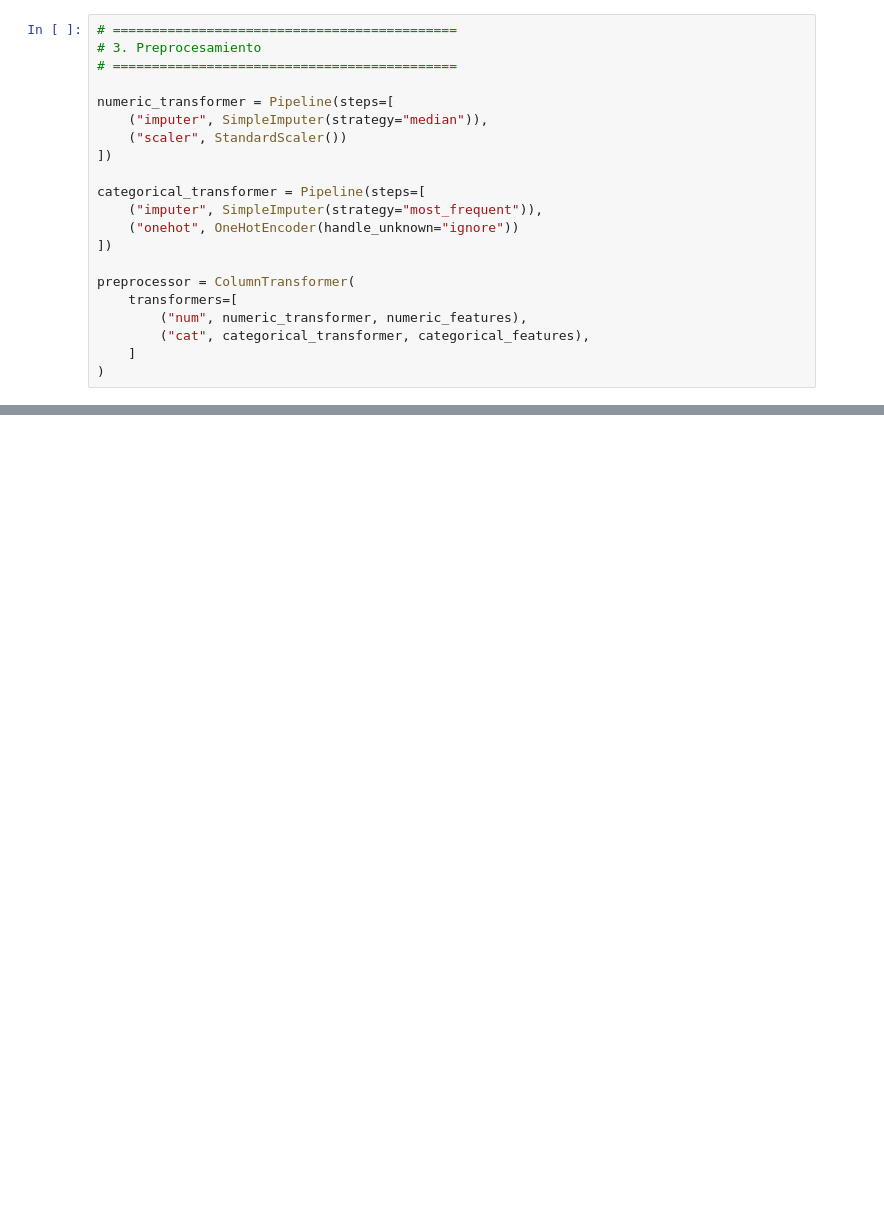
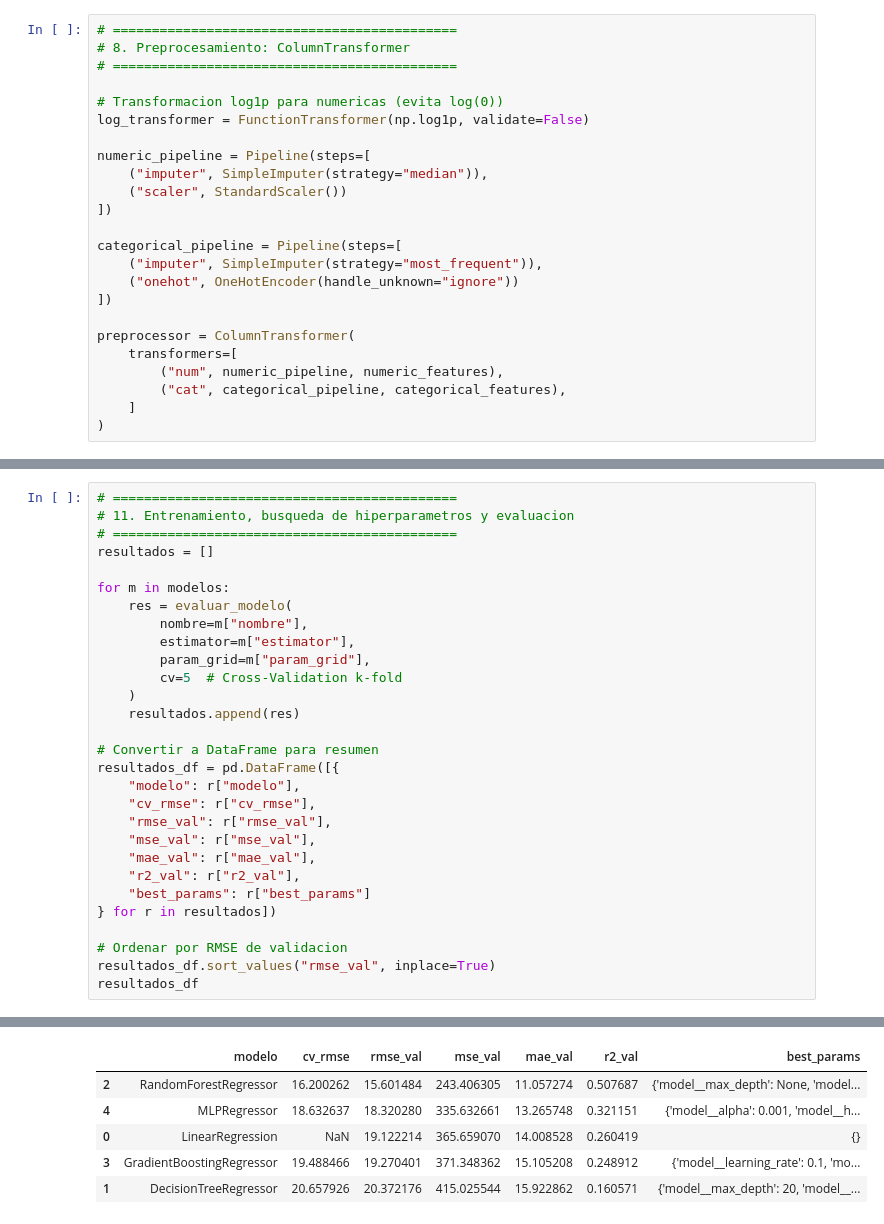
Before and after one commit to damyyyrr/obligatorioML-spotify, a Jupyter notebook: notebooks/preprocesamiento + modelos de regresión.ipynb, the cells around one changed output, grey strips where cells are left out. Cells and saved outputs as stored; diff of their text form; blank space fills up the shorter version.

```diff
--- a/notebooks/preprocesamiento + modelos de regresión.ipynb
+++ b/notebooks/preprocesamiento + modelos de regresión.ipynb
@@ -51,21 +156,24 @@ X_train, X_val, y_train, y_val = train_test_split(
 # %%
 # ============================================
-# 3. Preprocesamiento
+# 8. Preprocesamiento: ColumnTransformer
 # ============================================
 
-numeric_transformer = Pipeline(steps=[
+# Transformacion log1p para numericas (evita log(0))
+log_transformer = FunctionTransformer(np.log1p, validate=False)
+
+numeric_pipeline = Pipeline(steps=[
     ("imputer", SimpleImputer(strategy="median")),
     ("scaler", StandardScaler())
 ])
 
-categorical_transformer = Pipeline(steps=[
+categorical_pipeline = Pipeline(steps=[
     ("imputer", SimpleImputer(strategy="most_frequent")),
     ("onehot", OneHotEncoder(handle_unknown="ignore"))
 ])
 
 preprocessor = ColumnTransformer(
     transformers=[
-        ("num", numeric_transformer, numeric_features),
-        ("cat", categorical_transformer, categorical_features),
+        ("num", numeric_pipeline, numeric_features),
+        ("cat", categorical_pipeline, categorical_features),
     ]
 )
@@ -117,0 +306,30 @@ MLPRegressor - RMSE: 18.7064
+# %%
+# ============================================
+# 11. Entrenamiento, busqueda de hiperparametros y evaluacion
+# ============================================
+resultados = []
+
+for m in modelos:
+    res = evaluar_modelo(
+        nombre=m["nombre"],
+        estimator=m["estimator"],
+        param_grid=m["param_grid"],
+        cv=5  # Cross-Validation k-fold
+    )
+    resultados.append(res)
+
+# Convertir a DataFrame para resumen
+resultados_df = pd.DataFrame([{
+    "modelo": r["modelo"],
+    "cv_rmse": r["cv_rmse"],
+    "rmse_val": r["rmse_val"],
+    "mse_val": r["mse_val"],
+    "mae_val": r["mae_val"],
+    "r2_val": r["r2_val"],
+    "best_params": r["best_params"]
+} for r in resultados])
+
+# Ordenar por RMSE de validacion
+resultados_df.sort_values("rmse_val", inplace=True)
+resultados_df
+# %% [output]
@@ -117,0 +353,6 @@ MLPRegressor - RMSE: 18.7064
+|  | modelo | cv_rmse | rmse_val | mse_val | mae_val | r2_val | best_params |
+| 2 | RandomForestRegressor | 16.200262 | 15.601484 | 243.406305 | 11.057274 | 0.507687 | {'model__max_depth': None, 'model... |
+| 4 | MLPRegressor | 18.632637 | 18.320280 | 335.632661 | 13.265748 | 0.321151 | {'model__alpha': 0.001, 'model__h... |
+| 0 | LinearRegression | NaN | 19.122214 | 365.659070 | 14.008528 | 0.260419 | {} |
+| 3 | GradientBoostingRegressor | 19.488466 | 19.270401 | 371.348362 | 15.105208 | 0.248912 | {'model__learning_rate': 0.1, 'mo... |
+| 1 | DecisionTreeRegressor | 20.657926 | 20.372176 | 415.025544 | 15.922862 | 0.160571 | {'model__max_depth': 20, 'model__... |
```
Also changed, not shown: parts of 25 cells of this notebook, 2 other files.
